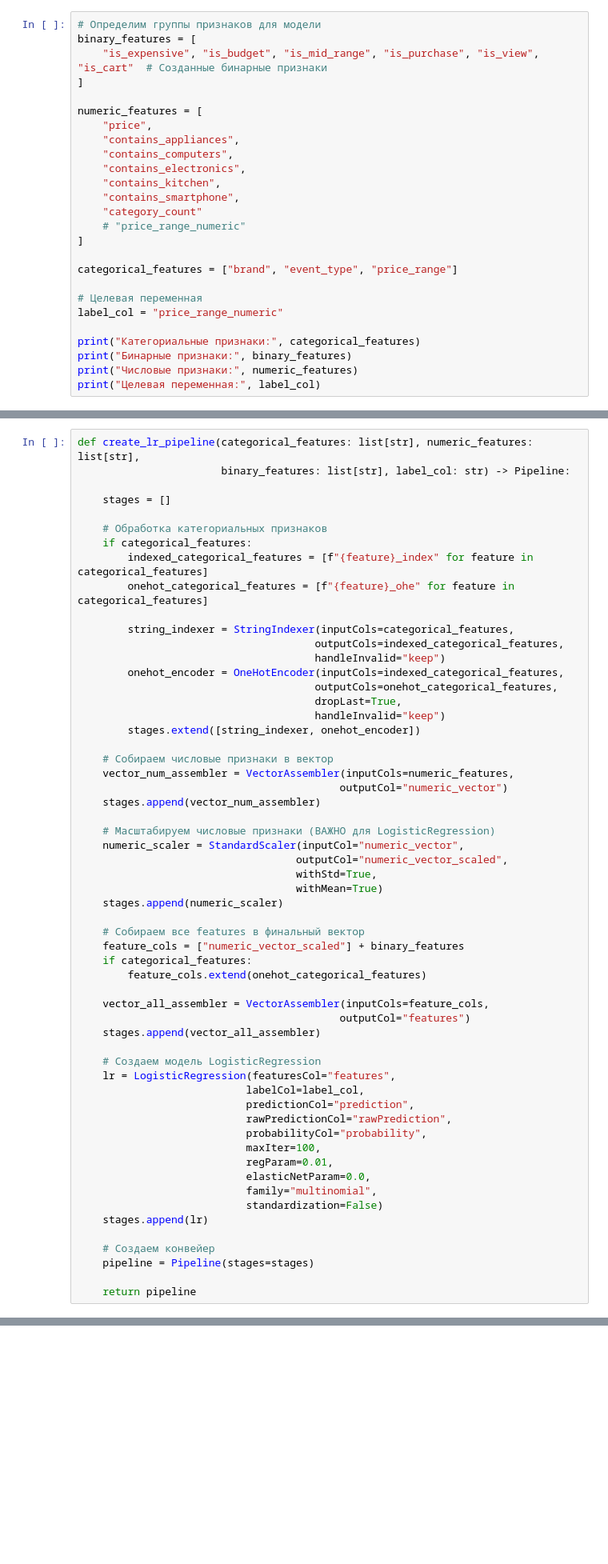
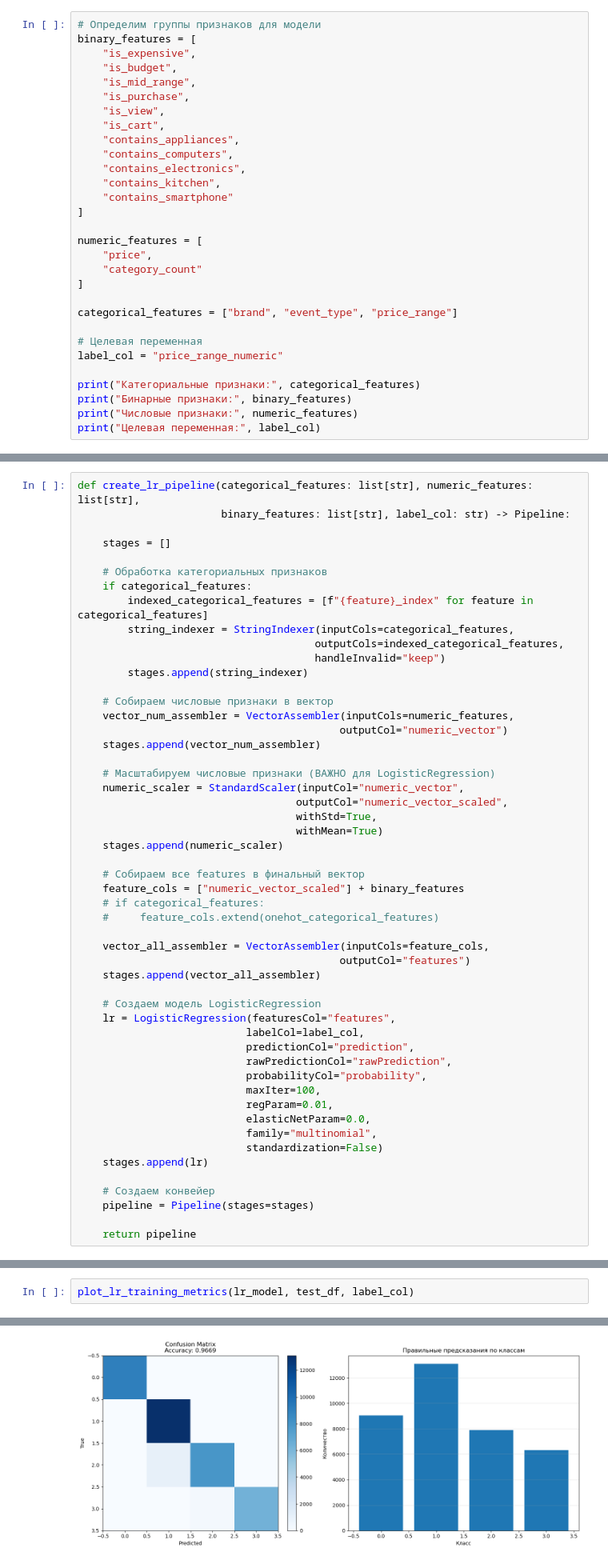
Before and after one commit to Chilik78/SOBD_LABS, a Jupyter notebook: Lab2/main2_2.ipynb, the cells around one changed output, grey strips where cells are left out. Shown at 80% size. Cells and saved outputs as stored; diff of their text form; blank space fills up the shorter version.

```diff
--- a/Lab2/main2_2.ipynb
+++ b/Lab2/main2_2.ipynb
@@ -278,18 +272,22 @@ print(test_df.count())
 # %%
 # Определим группы признаков для модели
 binary_features = [
-    "is_expensive", "is_budget", "is_mid_range", "is_purchase", "is_view", "is_cart"  # Созданные бинарные признаки
+    "is_expensive",
+    "is_budget",
+    "is_mid_range",
+    "is_purchase",
+    "is_view",
+    "is_cart",
+    "contains_appliances",
+    "contains_computers",
+    "contains_electronics",
+    "contains_kitchen",
+    "contains_smartphone"
 ]
 
 numeric_features = [
     "price",
-    "contains_appliances",
-    "contains_computers",
-    "contains_electronics",
-    "contains_kitchen",
-    "contains_smartphone",
     "category_count"
-    # "price_range_numeric"
 ]
 
 categorical_features = ["brand", "event_type", "price_range"]
@@ -319,16 +317,10 @@ def create_lr_pipeline(categorical_features: list[str], numeric_features: list[s
     # Обработка категориальных признаков
     if categorical_features:
         indexed_categorical_features = [f"{feature}_index" for feature in categorical_features]
-        onehot_categorical_features = [f"{feature}_ohe" for feature in categorical_features]
-
         string_indexer = StringIndexer(inputCols=categorical_features,
                                       outputCols=indexed_categorical_features,
                                       handleInvalid="keep")
-        onehot_encoder = OneHotEncoder(inputCols=indexed_categorical_features,
-                                      outputCols=onehot_categorical_features,
-                                      dropLast=True,
-                                      handleInvalid="keep")
-        stages.extend([string_indexer, onehot_encoder])
+        stages.append(string_indexer)
 
     # Собираем числовые признаки в вектор
     vector_num_assembler = VectorAssembler(inputCols=numeric_features,
@@ -344,8 +336,8 @@ def create_lr_pipeline(categorical_features: list[str], numeric_features: list[s
 
     # Собираем все features в финальный вектор
     feature_cols = ["numeric_vector_scaled"] + binary_features
-    if categorical_features:
-        feature_cols.extend(onehot_categorical_features)
+    # if categorical_features:
+    #     feature_cols.extend(onehot_categorical_features)
 
     vector_all_assembler = VectorAssembler(inputCols=feature_cols,
                                           outputCol="features")
@@ -580,0 +628,3 @@ print_df(test_df_predictions)
+# %%
+plot_lr_training_metrics(lr_model, test_df, label_col)
+# %% [output]
@@ -580,0 +633 @@ print_df(test_df_predictions)
+[figure, added]
```
Also changed, not shown: parts of 16 cells of this notebook, 1 other file.
